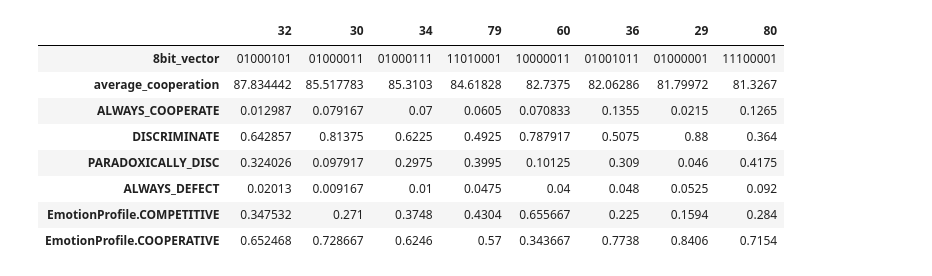
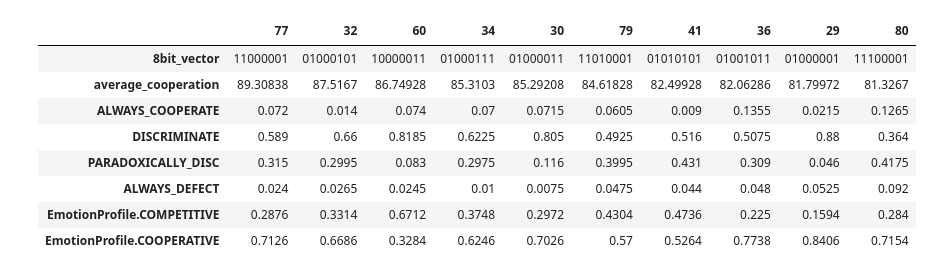
Before and after one commit to cfonsecahenrique/SNARE, a Jupyter notebook: jitter_plots.ipynb, the cells around one changed output. Saved outputs shown, nothing was run; the diff lists cells and outputs as text; code cells hidden in the pictures.

```diff
--- a/jitter_plots.ipynb
+++ b/jitter_plots.ipynb
@@ -192,8 +174,11 @@ def get_top_performing_norms(df, base_norm_name, gamma, top_n=10):
     subset = df[
         (df['base_social_norm'] == base_norm_name) &
         (df['gamma_center'] == gamma) &
-        (df['Z'] == 40) &
+        (df['Z'] == 50) &
         (df['q'] == 1) &
+        #(df['gens'] == 400) &
+        (df.chi == 0.01) &
+        (df.eps == 0.01) &
         (df['Emotion_Leniency'] != 1)
     ].copy()
 
@@ -226,15 +219,15 @@ NameError: name 'merged_df' is not defined
 # %%
-elites.T
+top_10_elites.T
 # %% [output]
-|  | 32 | 30 | 34 | 79 | 60 | 36 | 29 | 80 |
-| 8bit_vector | 01000101 | 01000011 | 01000111 | 11010001 | 10000011 | 01001011 | 01000001 | 11100001 |
-| average_cooperation | 87.834442 | 85.517783 | 85.3103 | 84.61828 | 82.7375 | 82.06286 | 81.79972 | 81.3267 |
-| ALWAYS_COOPERATE | 0.012987 | 0.079167 | 0.07 | 0.0605 | 0.070833 | 0.1355 | 0.0215 | 0.1265 |
-| DISCRIMINATE | 0.642857 | 0.81375 | 0.6225 | 0.4925 | 0.787917 | 0.5075 | 0.88 | 0.364 |
-| PARADOXICALLY_DISC | 0.324026 | 0.097917 | 0.2975 | 0.3995 | 0.10125 | 0.309 | 0.046 | 0.4175 |
-| ALWAYS_DEFECT | 0.02013 | 0.009167 | 0.01 | 0.0475 | 0.04 | 0.048 | 0.0525 | 0.092 |
-| EmotionProfile.COMPETITIVE | 0.347532 | 0.271 | 0.3748 | 0.4304 | 0.655667 | 0.225 | 0.1594 | 0.284 |
-| EmotionProfile.COOPERATIVE | 0.652468 | 0.728667 | 0.6246 | 0.57 | 0.343667 | 0.7738 | 0.8406 | 0.7154 |
+|  | 77 | 32 | 60 | 34 | 30 | 79 | 41 | 36 | 29 | 80 |
+| 8bit_vector | 11000001 | 01000101 | 10000011 | 01000111 | 01000011 | 11010001 | 01010101 | 01001011 | 01000001 | 11100001 |
+| average_cooperation | 89.30838 | 87.5167 | 86.74928 | 85.3103 | 85.29208 | 84.61828 | 82.49928 | 82.06286 | 81.79972 | 81.3267 |
+| ALWAYS_COOPERATE | 0.072 | 0.014 | 0.074 | 0.07 | 0.0715 | 0.0605 | 0.009 | 0.1355 | 0.0215 | 0.1265 |
+| DISCRIMINATE | 0.589 | 0.66 | 0.8185 | 0.6225 | 0.805 | 0.4925 | 0.516 | 0.5075 | 0.88 | 0.364 |
+| PARADOXICALLY_DISC | 0.315 | 0.2995 | 0.083 | 0.2975 | 0.116 | 0.3995 | 0.431 | 0.309 | 0.046 | 0.4175 |
+| ALWAYS_DEFECT | 0.024 | 0.0265 | 0.0245 | 0.01 | 0.0075 | 0.0475 | 0.044 | 0.048 | 0.0525 | 0.092 |
+| EmotionProfile.COMPETITIVE | 0.2876 | 0.3314 | 0.6712 | 0.3748 | 0.2972 | 0.4304 | 0.4736 | 0.225 | 0.1594 | 0.284 |
+| EmotionProfile.COOPERATIVE | 0.7126 | 0.6686 | 0.3284 | 0.6246 | 0.7026 | 0.57 | 0.5264 | 0.7738 | 0.8406 | 0.7154 |
 # %%
 elites
 # %% [output]
```
Also changed, not shown: parts of 11 cells of this notebook, 4 other files.
